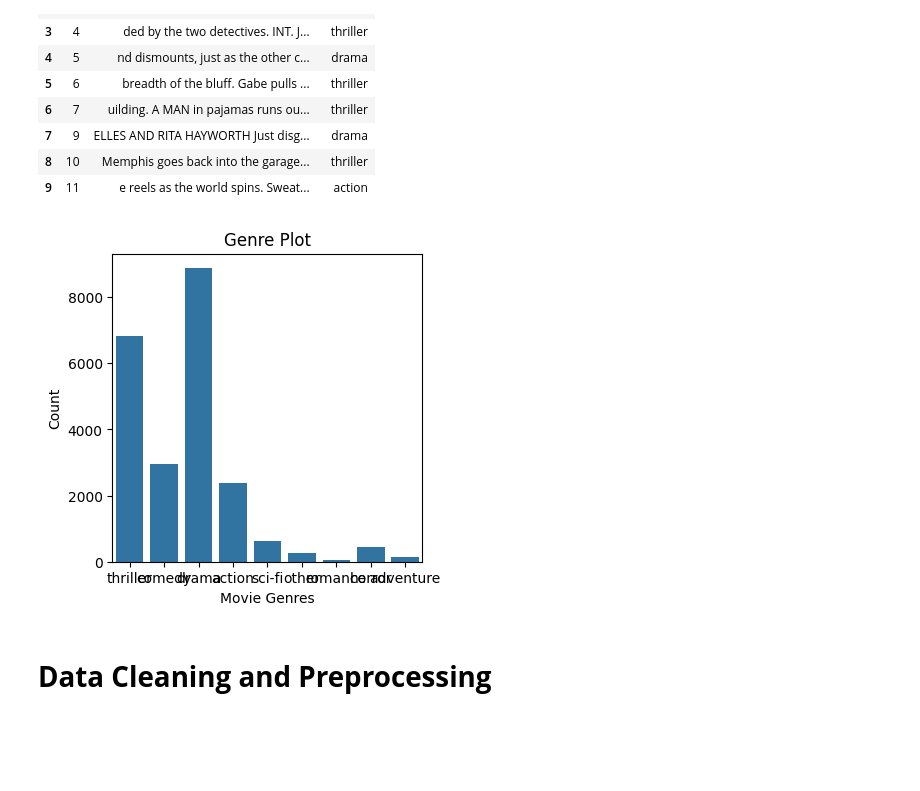
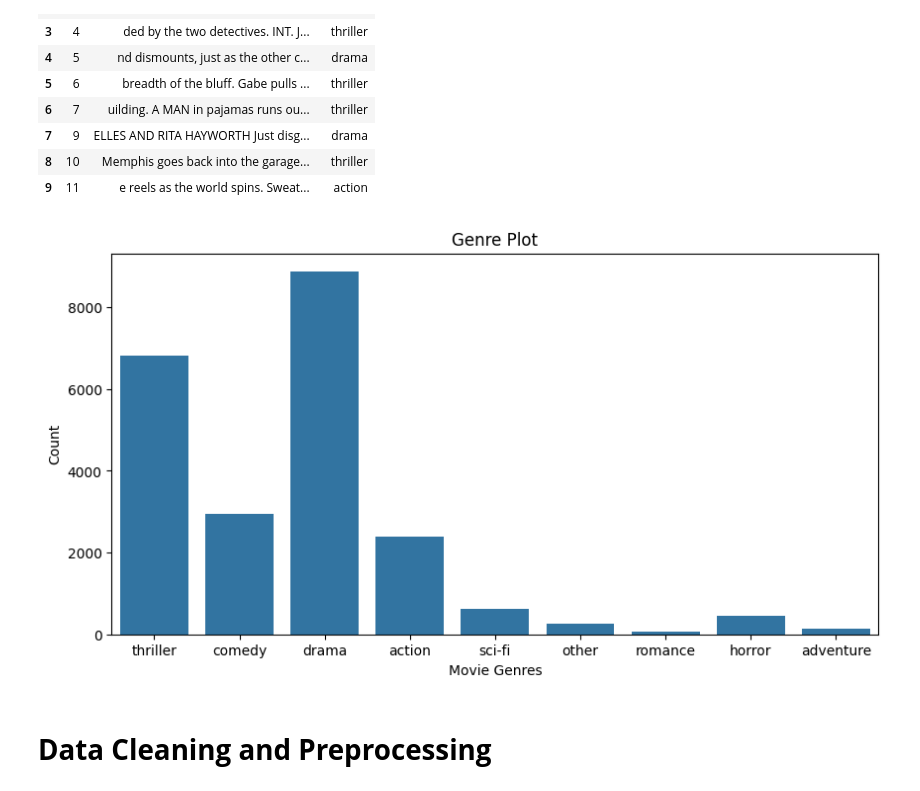
Before and after one commit to AmadIrfan/Movies-Genres-Prediction, a Jupyter notebook: Movies Genre Classifier.ipynb, the cells around one changed output. Cells and saved outputs as stored; diff of their text form; code cells hidden in the pictures; blank space fills up the shorter version.

```diff
--- a/Movies Genre Classifier.ipynb
+++ b/Movies Genre Classifier.ipynb
@@ -41,14 +41,14 @@ import seaborn as sns
 %matplotlib inline
 # %%
 # Visualizing the count of 'genre' column from the dataset
-plt.figure(figsize=(4,4))
+plt.figure(figsize=(10,5))
 sns.countplot(x='genre', data=df)
 plt.xlabel('Movie Genres')
 plt.ylabel('Count')
 plt.title('Genre Plot')
 plt.show()
 # %% [output]
-[figure, old version]
+[figure, new version]
 # %% [markdown]
 # **Data Cleaning and Preprocessing**
 # %%
```
Also changed, not shown: parts of 13 cells of this notebook, 1 other file.
